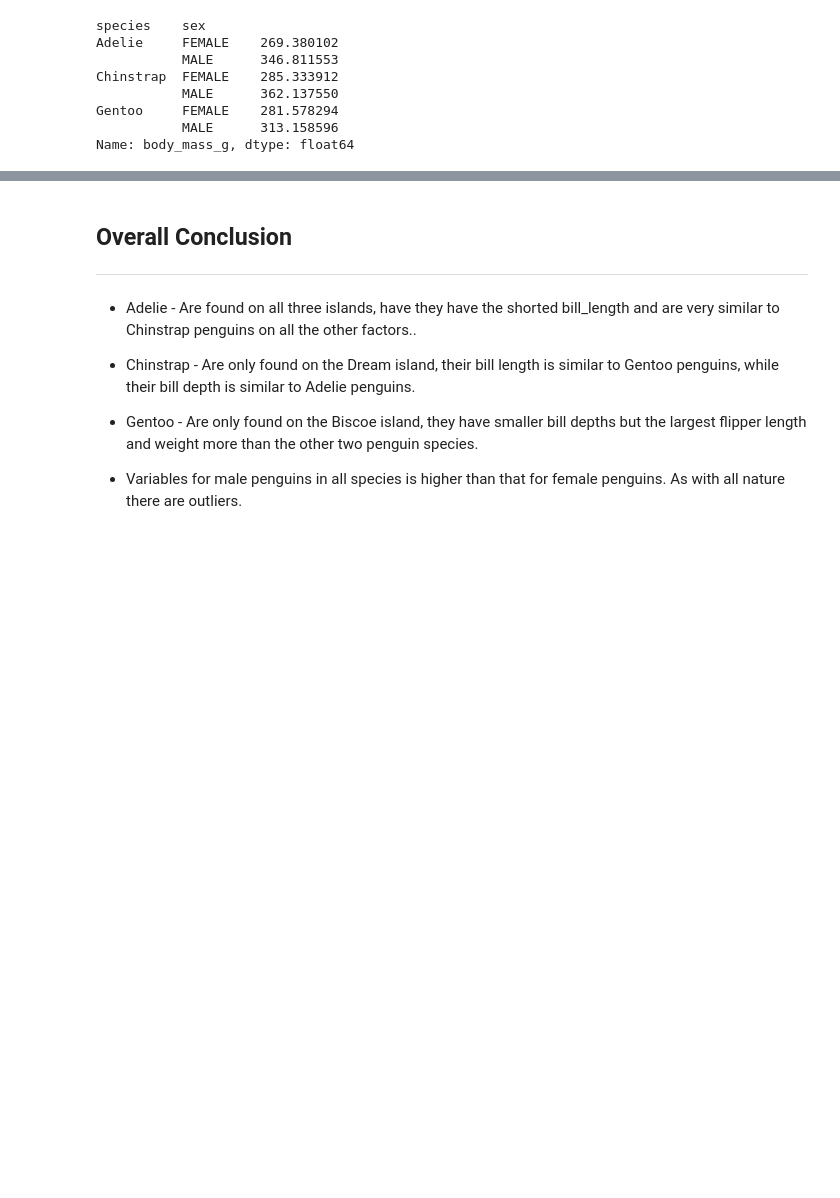
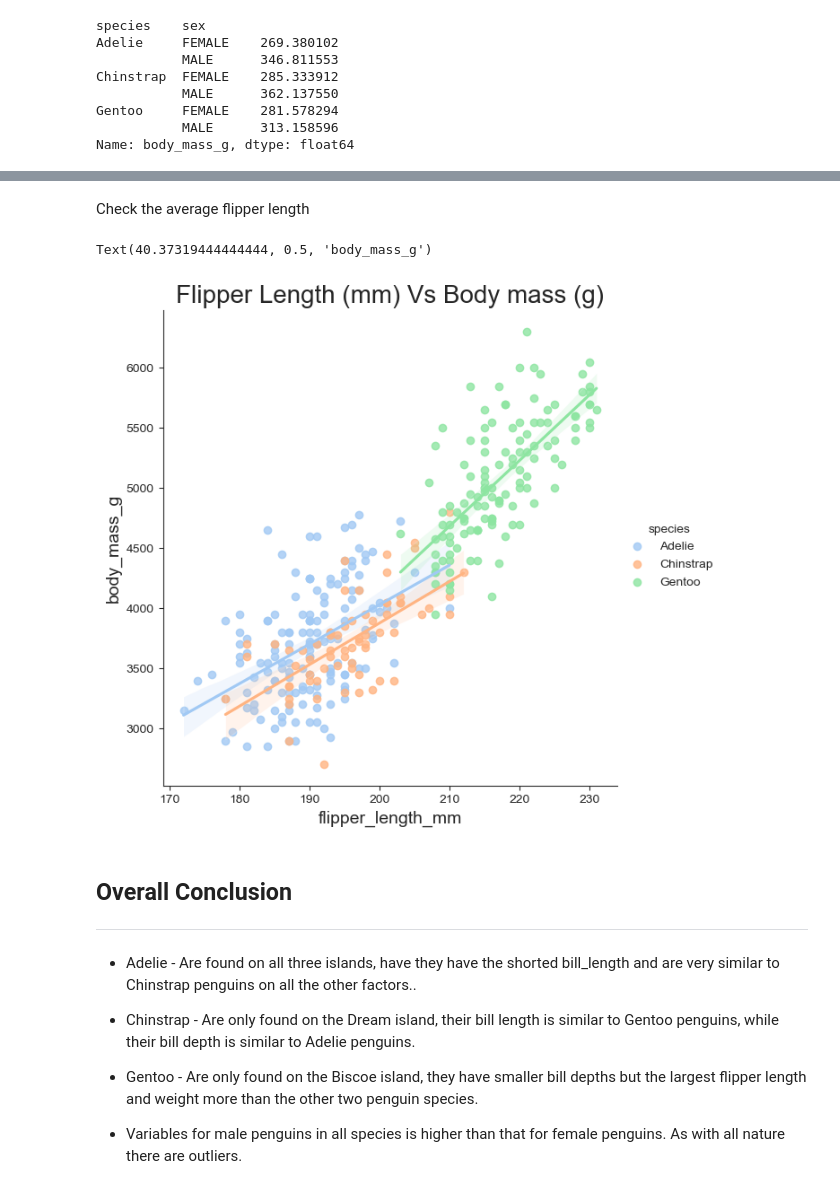
Before and after one commit to GraceMarySmyth/MyProject, a Jupyter notebook: Penguins.ipynb, the cells around one changed output, grey strips where cells are left out. Saved outputs shown, nothing was run; the diff lists cells and outputs as text; code cells hidden in the pictures; blank space fills up the shorter version.

```diff
--- a/Penguins.ipynb
+++ b/Penguins.ipynb
@@ -416,3 +432,13 @@ Name: body_mass_g, dtype: float64
+# %% [markdown]
+Check the average flipper length
+# %%
+sb.lmplot(data=df, x="flipper_length_mm", y="body_mass_g", hue="species", palette="pastel", height=6)
+plt.title('Flipper Length (mm) Vs Body mass (g)', fontsize= 20)
+plt.xlabel('flipper_length_mm', fontsize= 14)
+plt.ylabel('body_mass_g', fontsize= 14)
+# %% [output]
+Text(40.37319444444444, 0.5, 'body_mass_g')
+[figure, added]
 # %% [markdown]
 ## Overall Conclusion
 
```
Also changed, not shown: parts of 14 cells of this notebook, 1 other file.
